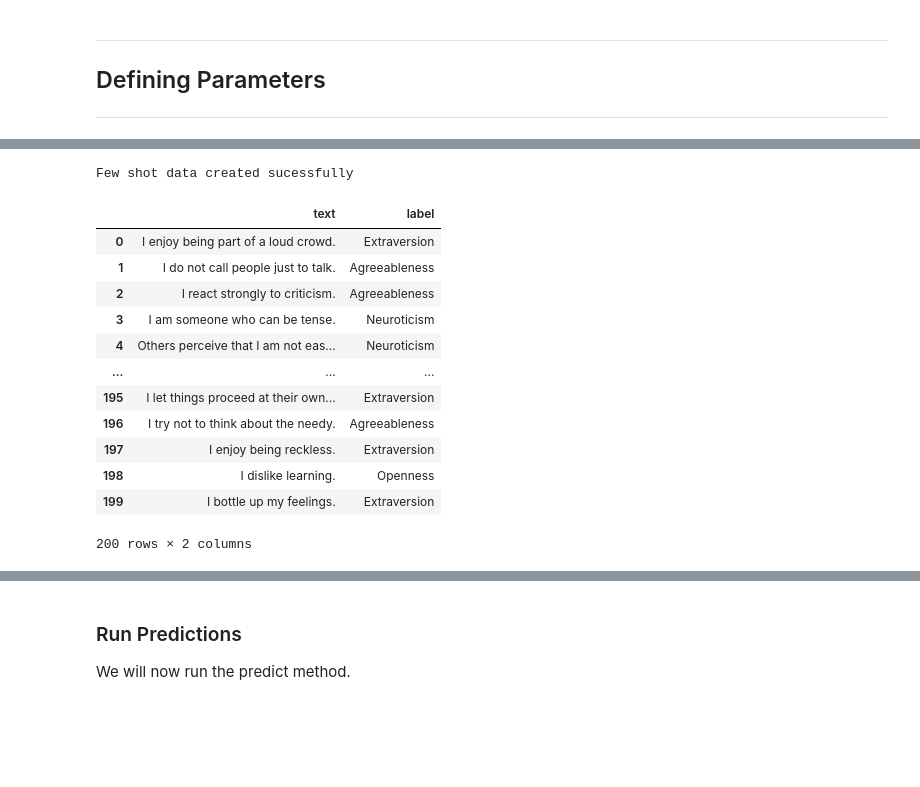
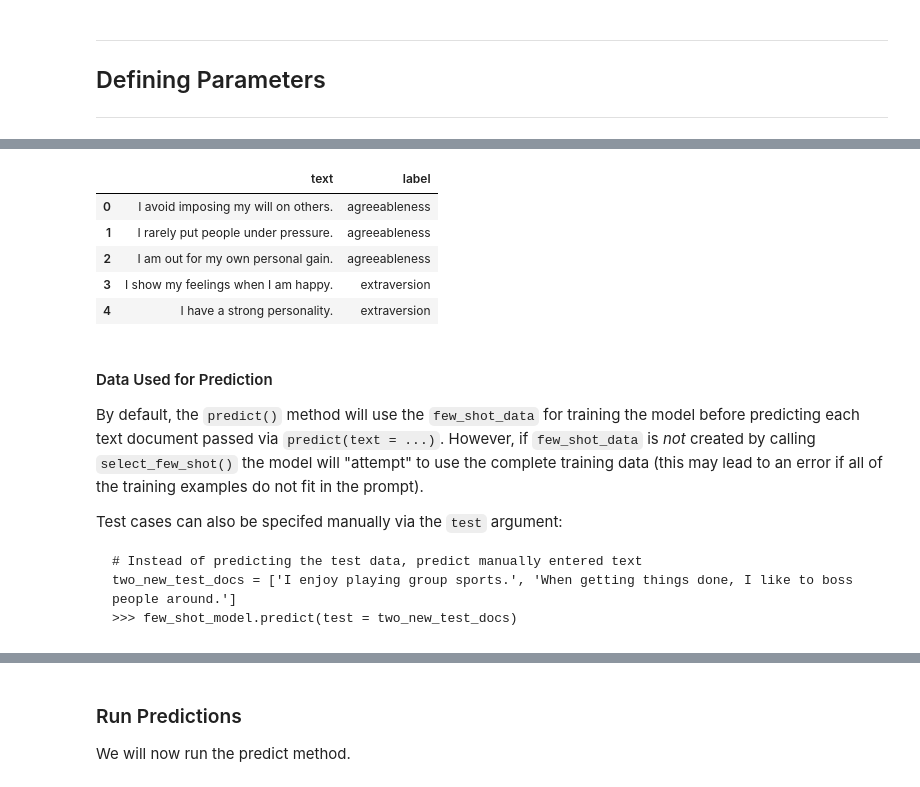
Before and after one commit to Shea-Fyffe/transforming-personality-scales, a Jupyter notebook: tutorials/few-shot-learning-with-transformers.ipynb, the cells around one changed output, grey strips where cells are left out. Drawn from its saved outputs; the diff is of its cells as text; code cells hidden in the pictures; blank space fills up the shorter version.

````diff
--- a/tutorials/few-shot-learning-with-transformers.ipynb
+++ b/tutorials/few-shot-learning-with-transformers.ipynb
@@ -410,23 +635,28 @@ Since this is an illustration of *Few-Shot* learning. We can call the `subsample
-# %%
-# The subsample method will update our model object by adding a few shot dataset
-few_shot_model.subsample(FEWSHOTK)
-# You can check the newly created few shot dataset by typing in `.few_shot_data` after your model object
-few_shot_model.few_shot_data
-# %% [output]
-Few shot data created sucessfully
-|  | text | label |
-| 0 | I enjoy being part of a loud crowd. | Extraversion |
-| 1 | I do not call people just to talk. | Agreeableness |
-| 2 | I react strongly to criticism. | Agreeableness |
-| 3 | I am someone who can be tense. | Neuroticism |
-| 4 | Others perceive that I am not eas... | Neuroticism |
-| ... | ... | ... |
-| 195 | I let things proceed at their own... | Extraversion |
-| 196 | I try not to think about the needy. | Agreeableness |
-| 197 | I enjoy being reckless. | Extraversion |
-| 198 | I dislike learning. | Openness |
-| 199 | I bottle up my feelings. | Extraversion |
-200 rows × 2 columns
+# %%
+#@markdown ## RUN:  Import Test Data
+test_data = import_data(repository_data_url + "test-data.csv", label_col='label')
+# convert test text to a list for the predict function
+test_text = test_data['text'].tolist()
+# see first 5 cases
+test_data.head()
+# %% [output]
+|  | text | label |
+| 0 | I avoid imposing my will on others. | agreeableness |
+| 1 | I rarely put people under pressure. | agreeableness |
+| 2 | I am out for my own personal gain. | agreeableness |
+| 3 | I show my feelings when I am happy. | extraversion |
+| 4 | I have a strong personality. | extraversion |
+# %% [markdown]
+#### Data Used for Prediction
+
+By default, the `predict()` method will use the `few_shot_data` for training the model before predicting each text document passed via `predict(text = ...)`. However, if `few_shot_data` is *not* created by calling `select_few_shot()` the model will "attempt" to use the complete training data (this may lead to an error if all of the training examples do not fit in the prompt).
+
+Test cases can also be specifed manually via the `test` argument:
+```
+# Instead of predicting the test data, predict manually entered text
+two_new_test_docs = ['I enjoy playing group sports.', 'When getting things done, I like to boss people around.']
+>>> few_shot_model.predict(test = two_new_test_docs)
+```
 # %% [markdown]
 ---
 ## Predicting Labels of Test Cases
````
Also changed, not shown: parts of 40 cells of this notebook.
